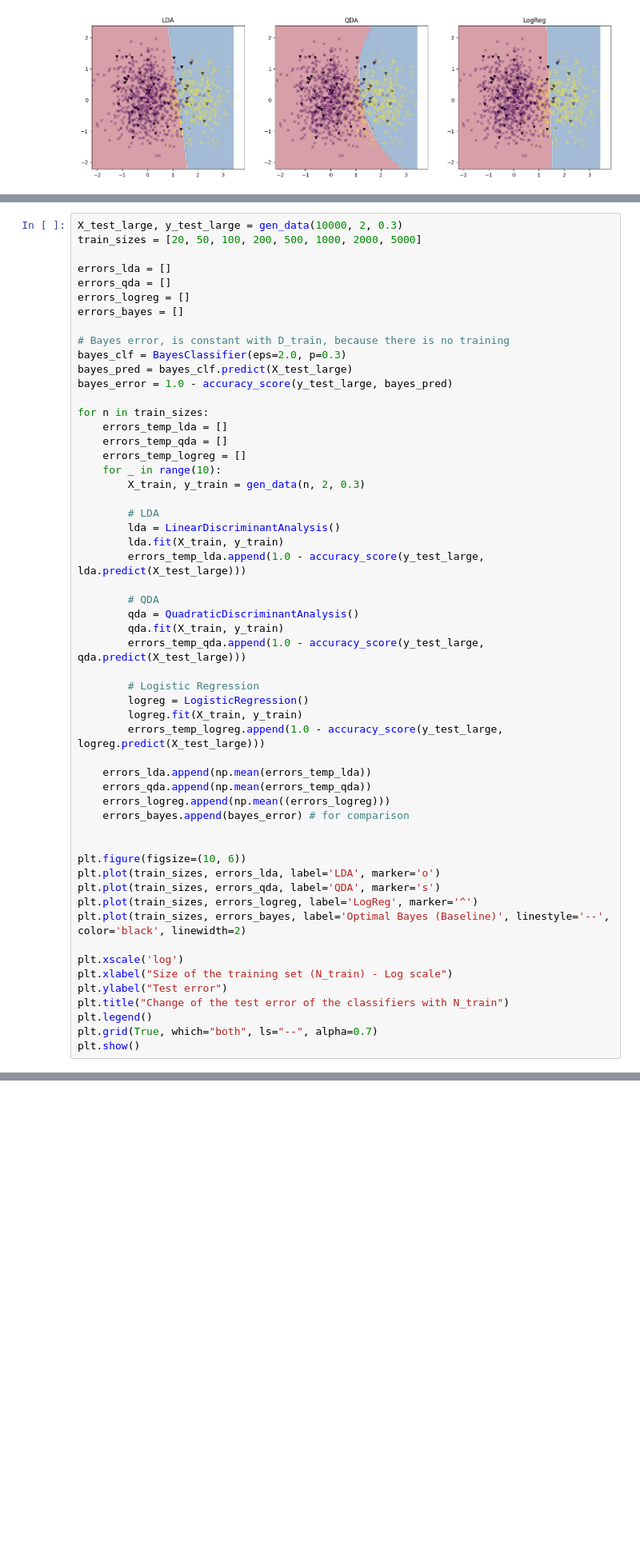
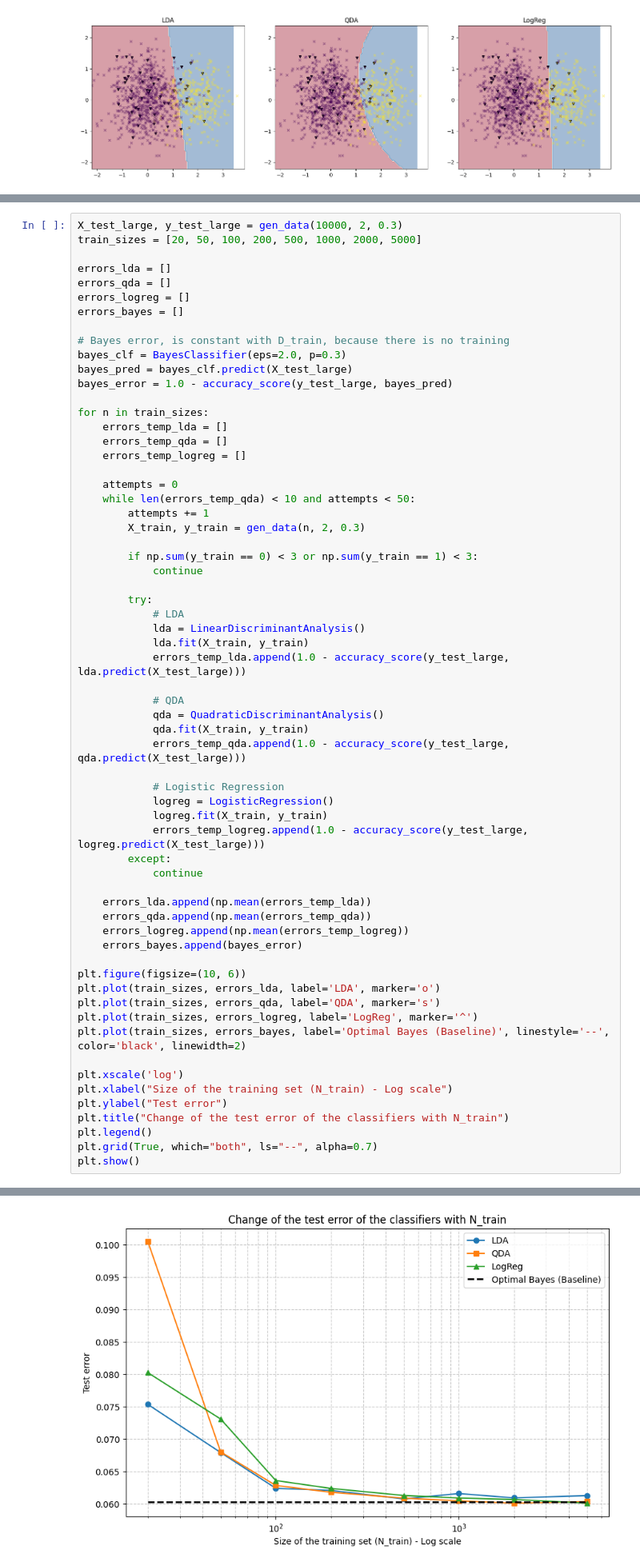
Before and after one commit to Erratu/Stats-S8-TPs, a Jupyter notebook: TP3/TP3.ipynb, the cells around one changed output, grey strips where cells are left out. Shown at 80% size. Drawn from its saved outputs; the diff is of its cells as text; blank space fills up the shorter version.

```diff
--- a/TP3/TP3.ipynb
+++ b/TP3/TP3.ipynb
@@ -253,29 +253,37 @@ for n in train_sizes:
     errors_temp_lda = []
     errors_temp_qda = []
     errors_temp_logreg = []
-    for _ in range(10):
+
+    attempts = 0
+    while len(errors_temp_qda) < 10 and attempts < 50:
+        attempts += 1
         X_train, y_train = gen_data(n, 2, 0.3)
 
-        # LDA
-        lda = LinearDiscriminantAnalysis()
-        lda.fit(X_train, y_train)
-        errors_temp_lda.append(1.0 - accuracy_score(y_test_large, lda.predict(X_test_large)))
+        if np.sum(y_train == 0) < 3 or np.sum(y_train == 1) < 3:
+            continue
 
-        # QDA
-        qda = QuadraticDiscriminantAnalysis()
-        qda.fit(X_train, y_train)
-        errors_temp_qda.append(1.0 - accuracy_score(y_test_large, qda.predict(X_test_large)))
+        try:
+            # LDA
+            lda = LinearDiscriminantAnalysis()
+            lda.fit(X_train, y_train)
+            errors_temp_lda.append(1.0 - accuracy_score(y_test_large, lda.predict(X_test_large)))
 
-        # Logistic Regression
-        logreg = LogisticRegression()
-        logreg.fit(X_train, y_train)
-        errors_temp_logreg.append(1.0 - accuracy_score(y_test_large, logreg.predict(X_test_large)))
+            # QDA
+            qda = QuadraticDiscriminantAnalysis()
+            qda.fit(X_train, y_train)
+            errors_temp_qda.append(1.0 - accuracy_score(y_test_large, qda.predict(X_test_large)))
+
+            # Logistic Regression
+            logreg = LogisticRegression()
+            logreg.fit(X_train, y_train)
+            errors_temp_logreg.append(1.0 - accuracy_score(y_test_large, logreg.predict(X_test_large)))
+        except:
+            continue
 
     errors_lda.append(np.mean(errors_temp_lda))
     errors_qda.append(np.mean(errors_temp_qda))
-    errors_logreg.append(np.mean((errors_logreg)))
-    errors_bayes.append(bayes_error) # for comparison
-
+    errors_logreg.append(np.mean(errors_temp_logreg))
+    errors_bayes.append(bayes_error)
 
 plt.figure(figsize=(10, 6))
 plt.plot(train_sizes, errors_lda, label='LDA', marker='o')
@@ -295,3 +302,4 @@ Error:
+[figure, added]
 # %% [markdown]
 When we evaluate the models over an increasing number of training samples, we observe a perfect illustration of the bias-variance trade-off and the asymptotic properties of the classifiers:
 
```
Also changed, not shown: parts of 3 cells of this notebook.
